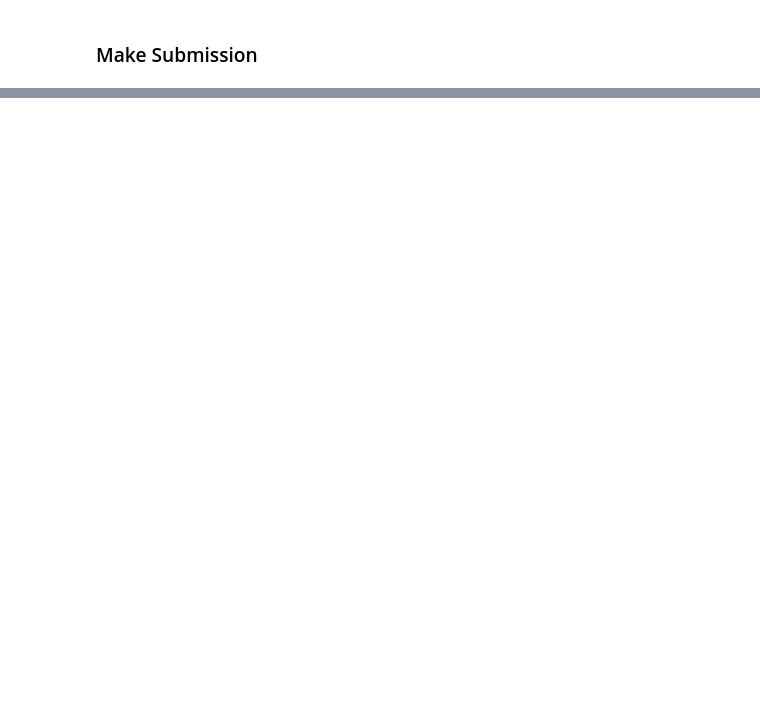
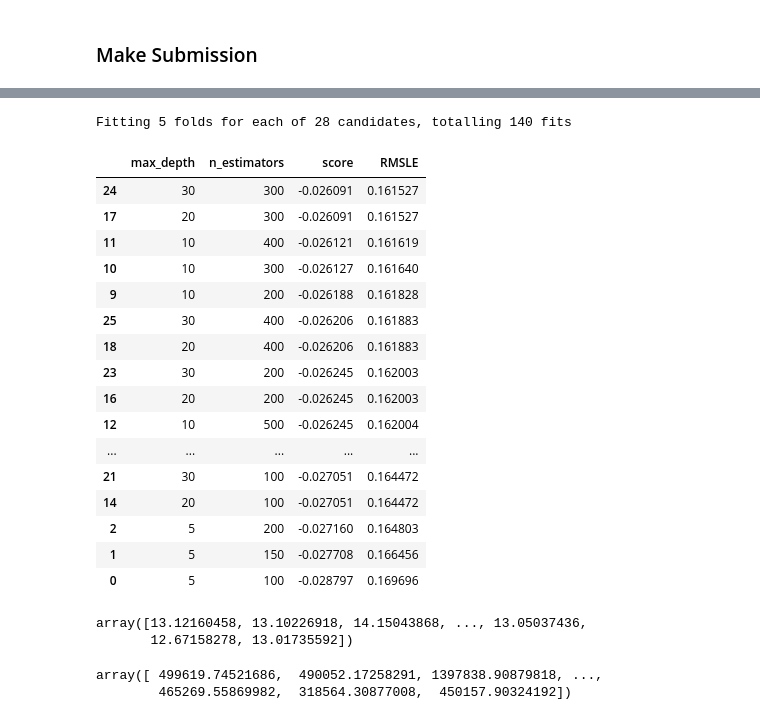
Before and after one commit to kkalkkkal/AIFFEL, a Jupyter notebook: 5. 나의 첫 번째 캐글 경진대회, 무작정 따라해보기/This is your palyground! Leaderboard를 정복해주세요!.ipynb, the cells around one changed output, grey strips where cells are left out. Drawn from its saved outputs; the diff is of its cells as text; code cells hidden in the pictures; blank space fills up the shorter version.

```diff
--- a/5. 나의 첫 번째 캐글 경진대회, 무작정 따라해보기/This is your palyground! Leaderboard를 정복해주세요!.ipynb
+++ b/5. 나의 첫 번째 캐글 경진대회, 무작정 따라해보기/This is your palyground! Leaderboard를 정복해주세요!.ipynb
@@ -470,0 +600,57 @@ sub.to_csv('submission.csv', index=False)
+# %%
+def my_GridSearch(model, train, y, param_grid, verbose=2, n_jobs=5):
+    # GridSearchCV 모델로 초기화
+    grid_model = GridSearchCV(model, param_grid=param_grid, scoring='neg_mean_squared_error', \
+                              cv=5, verbose=verbose, n_jobs=n_jobs)
+
+    # 모델 fitting
+    grid_model.fit(train, y)
+
+    # 결과값 저장
+    params = grid_model.cv_results_['params']
+    score = grid_model.cv_results_['mean_test_score']
+
+    # 데이터 프레임 생성
+    results = pd.DataFrame(params)
+    results['score'] = score
+
+    # RMSLE 값 계산 후 정렬
+    results['RMSLE'] = np.sqrt(-1 * results['score'])
+    results = results.sort_values('RMSLE')
+
+    return results
+# %%
+my_GridSearch(model, train, y, param_grid, verbose=2, n_jobs=5)
+# %% [output]
+Fitting 5 folds for each of 28 candidates, totalling 140 fits
+|  | max_depth | n_estimators | score | RMSLE |
+| 24 | 30 | 300 | -0.026091 | 0.161527 |
+| 17 | 20 | 300 | -0.026091 | 0.161527 |
+| 11 | 10 | 400 | -0.026121 | 0.161619 |
+| 10 | 10 | 300 | -0.026127 | 0.161640 |
+| 9 | 10 | 200 | -0.026188 | 0.161828 |
+| 25 | 30 | 400 | -0.026206 | 0.161883 |
+| 18 | 20 | 400 | -0.026206 | 0.161883 |
+| 23 | 30 | 200 | -0.026245 | 0.162003 |
+| 16 | 20 | 200 | -0.026245 | 0.162003 |
+| 12 | 10 | 500 | -0.026245 | 0.162004 |
+| ... | ... | ... | ... | ... |
+| 21 | 30 | 100 | -0.027051 | 0.164472 |
+| 14 | 20 | 100 | -0.027051 | 0.164472 |
+| 2 | 5 | 200 | -0.027160 | 0.164803 |
+| 1 | 5 | 150 | -0.027708 | 0.166456 |
+| 0 | 5 | 100 | -0.028797 | 0.169696 |
+# %%
+model = LGBMRegressor(max_depth=30, n_estimators=300, random_state=random_state)
+model.fit(train, y)
+prediction = model.predict(test)
+prediction
+# %% [output]
+array([13.12160458, 13.10226918, 14.15043868, ..., 13.05037436,
+       12.67158278, 13.01735592])
+# %%
+prediction = np.expm1(prediction)
+prediction
+# %% [output]
+array([ 499619.74521686,  490052.17258291, 1397838.90879818, ...,
+        465269.55869982,  318564.30877008,  450157.90324192])
```
Also changed, not shown: parts of 51 cells of this notebook, 4 other files.
